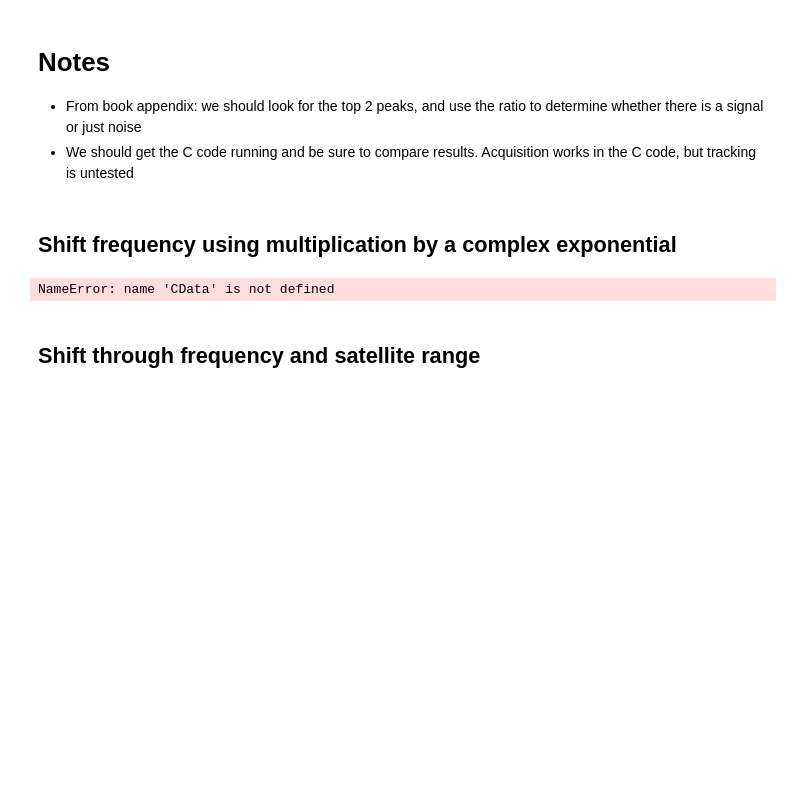
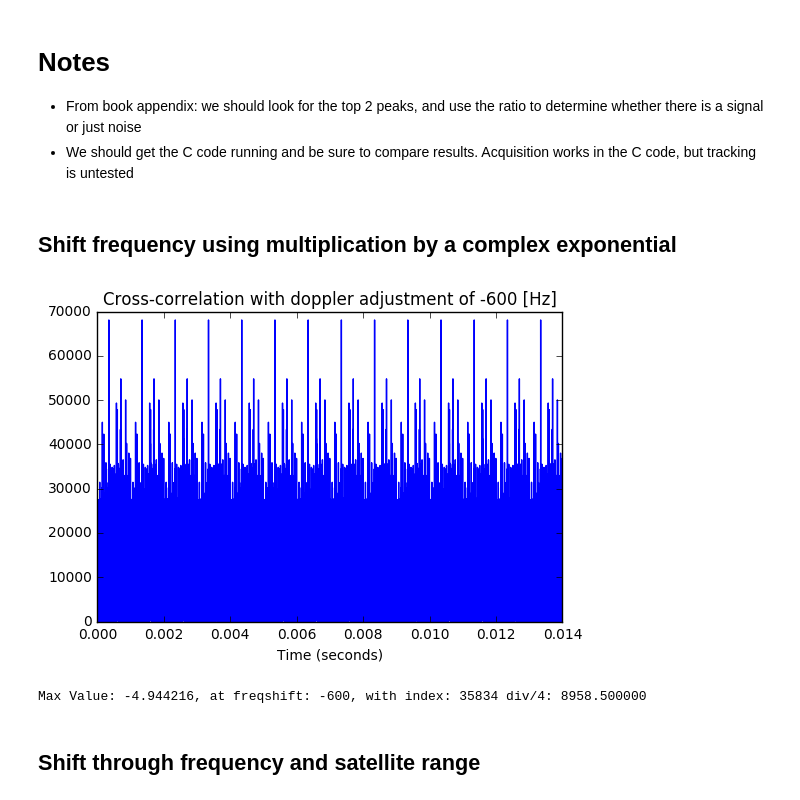
Before and after one commit to wangjiefjj/gps_reciever-design, a Jupyter notebook: notebooks/Acquisition.ipynb, the cells around one changed output. Drawn from its saved outputs; the diff is of its cells as text; code cells hidden in the pictures; blank space fills up the shorter version.

```diff
--- a/notebooks/Acquisition.ipynb
+++ b/notebooks/Acquisition.ipynb
@@ -346,25 +310,29 @@ plt.show()
 # %% [markdown]
 ## Shift frequency using multiplication by a complex exponential
 # %%
-freqShift = 100 #[Hz]
+freqShift = -600 #[Hz]
+nfft = data.Nsamples
+t = np.linspace(0,SampleLength,nfft,endpoint=True)
 
 # Initialize complex array
-CDataShifted = CData*np.exp(1j*2*np.pi*freqShift*t)
+#CDataShifted = data.CData*np.exp(1j*2*np.pi*freqShift*t)
+CDataShifted = np.real(data.CData)*np.cos(2 * np.pi* freqShift * t) + 1j * np.imag(data.CData) *  np.sin(2 * np.pi* freqShift * t)
 fftCDataShifted = np.fft.fft(CDataShifted,nfft)
 
 result = np.fft.ifft(GCConj * fftCDataShifted,nfft)
 
 resultSQ = np.abs(result) ** 2
 resultLog = -10*np.log10(resultSQ)
 
 plt.plot(t,resultSQ)
 plt.title("Cross-correlation with doppler adjustment of %d [Hz]"%(freqShift))
 plt.xlabel("Time (seconds)")
 plt.show()
 
 print("Max Value: %f, at freqshift: %d, with index: %d div/4: %f"%(np.max(resultLog),freqShift,np.argmax(resultLog),np.argmax(resultLog)/4))
 # %% [output]
+[figure, added]
-NameError: name 'CData' is not defined
+Max Value: -4.944216, at freqshift: -600, with index: 35834 div/4: 8958.500000
 # %%
 # Shift gold code by maximum index from prior cell
 CACode_Shifted = CACodeSampled
```
Also changed, not shown: parts of 9 cells of this notebook.
